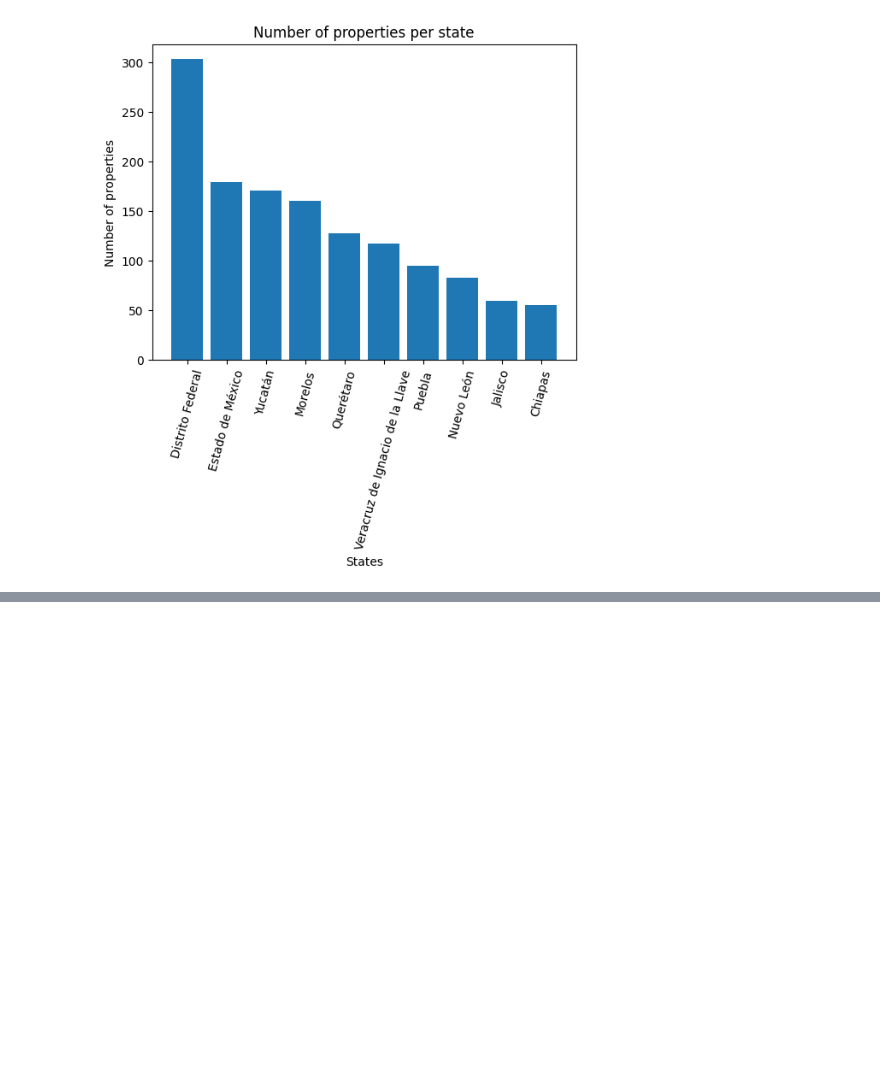
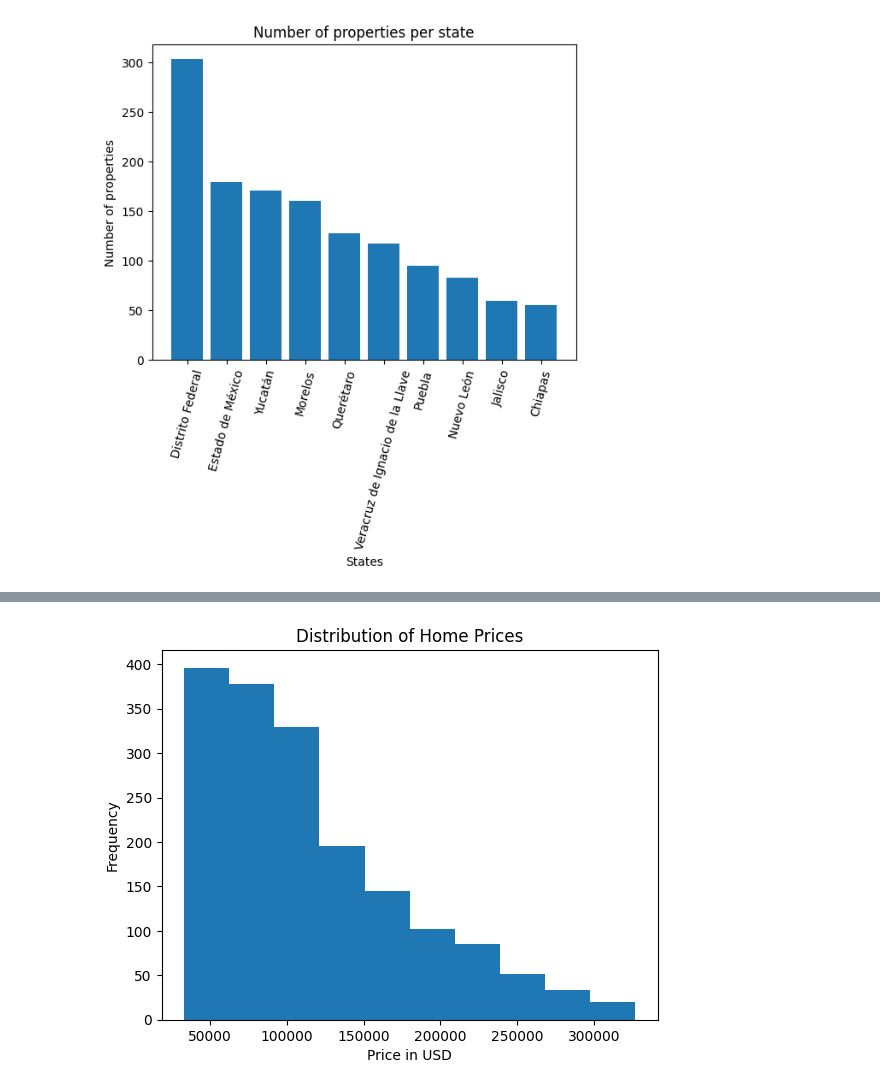
Before and after one commit to kathy254/Mexico-Real-Estate-Market-Analysis, a Jupyter notebook: Mexico_real_estate.ipynb, the cells around one changed output, grey strips where cells are left out. Cells and saved outputs as stored; diff of their text form; code cells hidden in the pictures; blank space fills up the shorter version.

```diff
--- a/Mexico_real_estate.ipynb
+++ b/Mexico_real_estate.ipynb
@@ -280,0 +324,15 @@ plt.xticks(rotation=75);
+# %%
+# Use Matplotlib to create a histogram of "price_usd"
+
+plt.hist(df["price_usd"])
+
+# Add x-axis label
+plt.xlabel("Price in USD")
+
+# Add y-axis label
+plt.ylabel("Frequency")
+
+# Add title
+plt.title("Distribution of Home Prices");
+# %% [output]
+[figure, added]
```
Also changed, not shown: parts of 4 cells of this notebook, 6 other files.
